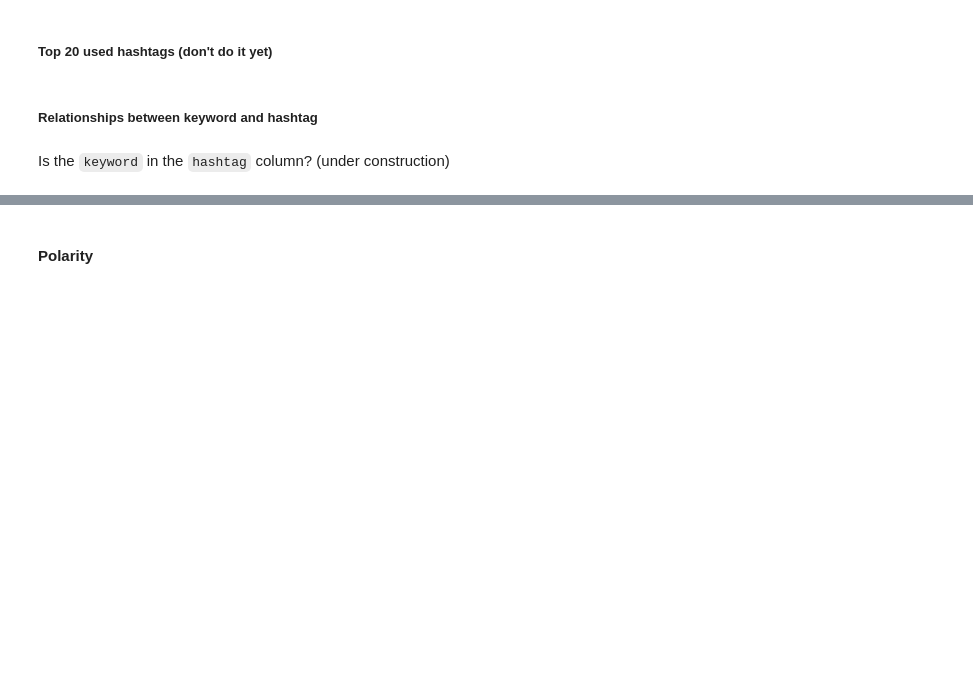
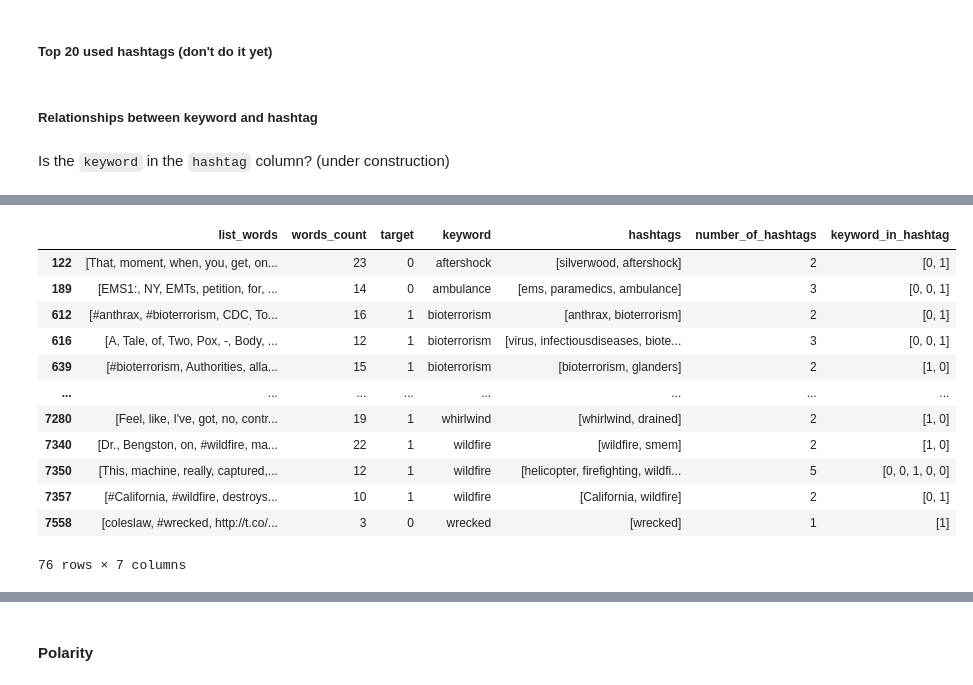
Before and after one commit to Ignacio-Ibarra/NLP-Disasters, a Jupyter notebook: tp1_nlp_disasters.ipynb, the cells around one changed output, grey strips where cells are left out. Drawn from its saved outputs; the diff is of its cells as text; code cells hidden in the pictures; blank space fills up the shorter version.

```diff
--- a/tp1_nlp_disasters.ipynb
+++ b/tp1_nlp_disasters.ipynb
@@ -735,0 +798,17 @@ KeyError: ignored
+# %%
+#A subset with keyword in hashtag
+text_df[text_df.apply(lambda x: sum(x.keyword_in_hashtag)==1, axis=1)]
+# %% [output]
+|  | list_words | words_count | target | keyword | hashtags | number_of_hashtags | keyword_in_hashtag |
+| 122 | [That, moment, when, you, get, on... | 23 | 0 | aftershock | [silverwood, aftershock] | 2 | [0, 1] |
+| 189 | [EMS1:, NY, EMTs, petition, for, ... | 14 | 0 | ambulance | [ems, paramedics, ambulance] | 3 | [0, 0, 1] |
+| 612 | [#anthrax, #bioterrorism, CDC, To... | 16 | 1 | bioterrorism | [anthrax, bioterrorism] | 2 | [0, 1] |
+| 616 | [A, Tale, of, Two, Pox, -, Body, ... | 12 | 1 | bioterrorism | [virus, infectiousdiseases, biote... | 3 | [0, 0, 1] |
+| 639 | [#bioterrorism, Authorities, alla... | 15 | 1 | bioterrorism | [bioterrorism, glanders] | 2 | [1, 0] |
+| ... | ... | ... | ... | ... | ... | ... | ... |
+| 7280 | [Feel, like, I've, got, no, contr... | 19 | 1 | whirlwind | [whirlwind, drained] | 2 | [1, 0] |
+| 7340 | [Dr., Bengston, on, #wildfire, ma... | 22 | 1 | wildfire | [wildfire, smem] | 2 | [1, 0] |
+| 7350 | [This, machine, really, captured,... | 12 | 1 | wildfire | [helicopter, firefighting, wildfi... | 5 | [0, 0, 1, 0, 0] |
+| 7357 | [#California, #wildfire, destroys... | 10 | 1 | wildfire | [California, wildfire] | 2 | [0, 1] |
+| 7558 | [coleslaw, #wrecked, http://t.co/... | 3 | 0 | wrecked | [wrecked] | 1 | [1] |
+76 rows × 7 columns
```
Also changed, not shown: parts of 31 cells of this notebook.
